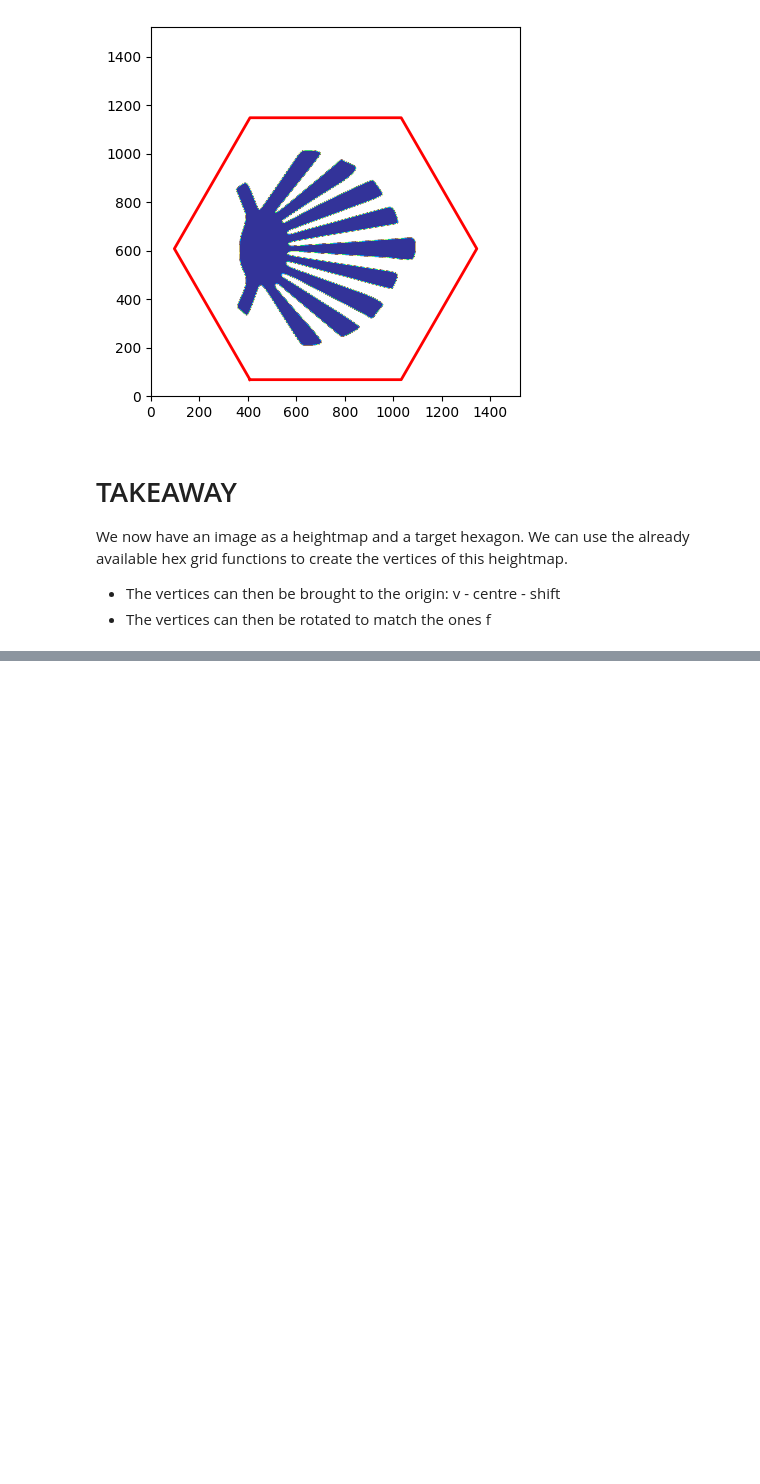
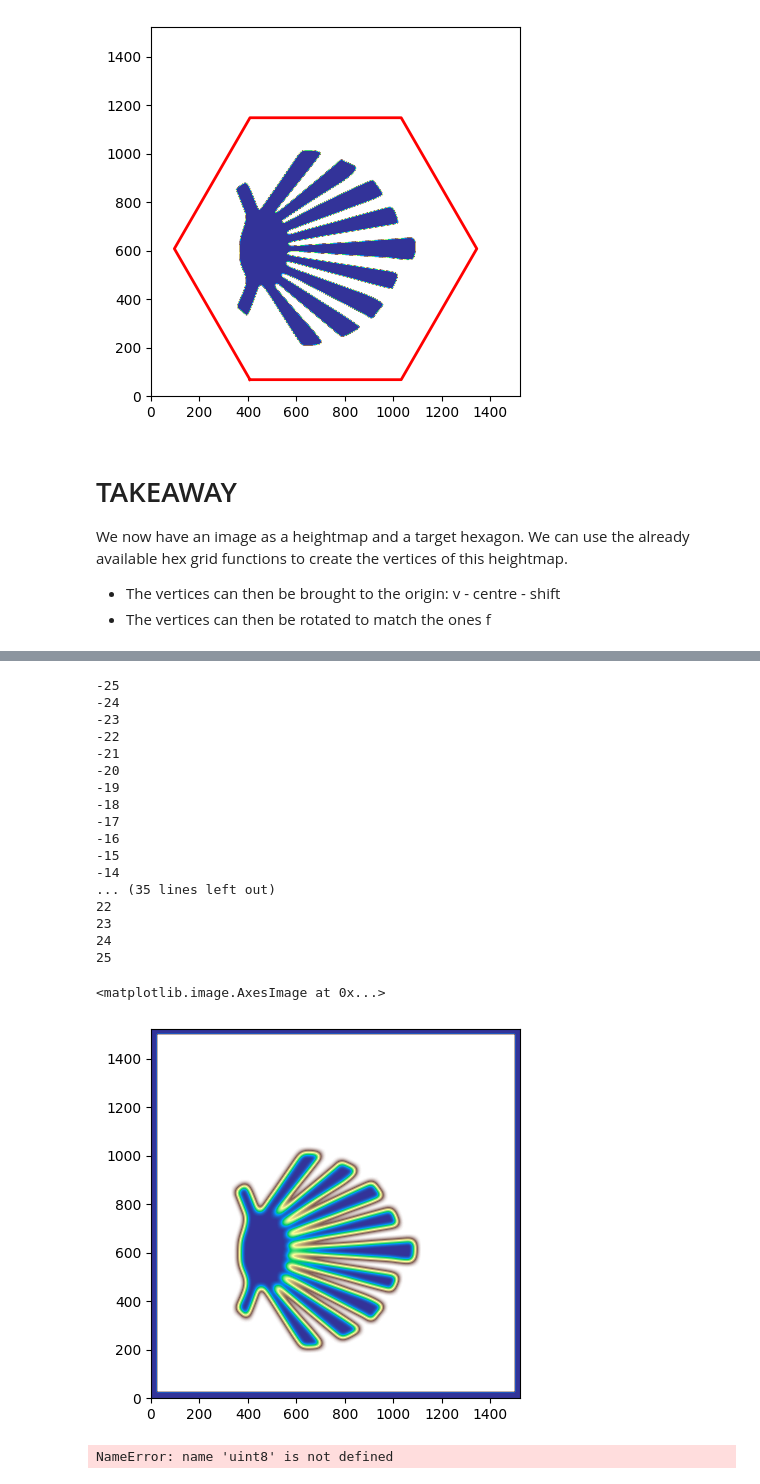
Before and after one commit to DAndrewA/TopographicalHexagons, a Jupyter notebook: Shells.ipynb, the cells around one changed output, grey strips where cells are left out. Saved outputs shown, nothing was run; the diff lists cells and outputs as text; code cells hidden in the pictures; blank space fills up the shorter version.

```diff
--- a/Shells.ipynb
+++ b/Shells.ipynb
@@ -150,0 +155,50 @@ We now have an image as a heightmap and a target hexagon. We can use the already
+# %%
+smoothFn = lambda x, mux, y, muy, sig: np.exp((-np.power(x - mux, 2.)  -np.power(y - muy, 2.)) / (2 * np.power(sig, 2.)))
+
+sig = 13
+mu = 0
+
+smoothrange = 25
+smoothx = range(-smoothrange,smoothrange+1)
+smoothy = range(-smoothrange,smoothrange+1)
+
+redx = range(smoothrange, np.size(newHeightmap,1)-smoothrange)
+redy = range(smoothrange, np.size(newHeightmap,0)-smoothrange)
+redX,redY = np.meshgrid(redx,redy)
+
+smoothHeightmap = np.zeros(newHeightmap.shape)
+weight = 0
+for i in smoothx:
+    print(i)
+    for j in smoothy:
+        smoothHeightmap[redY,redX] = smoothHeightmap[redY,redX] + newHeightmap[redY - j,redX - i]*smoothFn(i,mu,j,mu,sig)
+        weight +=smoothFn(i,mu,j,mu,sig)
+
+smoothHeightmap = smoothHeightmap / weight
+
+
+plt.imshow(smoothHeightmap,origin='lower')
+# %% [output]
+-25
+-24
+-23
+-22
+-21
+-20
+-19
+-18
+-17
+-16
+-15
+-14
+... (35 lines left out)
+22
+23
+24
+25
+<matplotlib.image.AxesImage at 0x...>
+[figure, added]
+# %%
+imagio.imsave('data\\shell\\smoothShell.png',np.around(smoothHeightmap*255).astype(uint8))
+# %% [output]
+NameError: name 'uint8' is not defined
```
Also changed, not shown: parts of 3 cells of this notebook, 2 other files.
